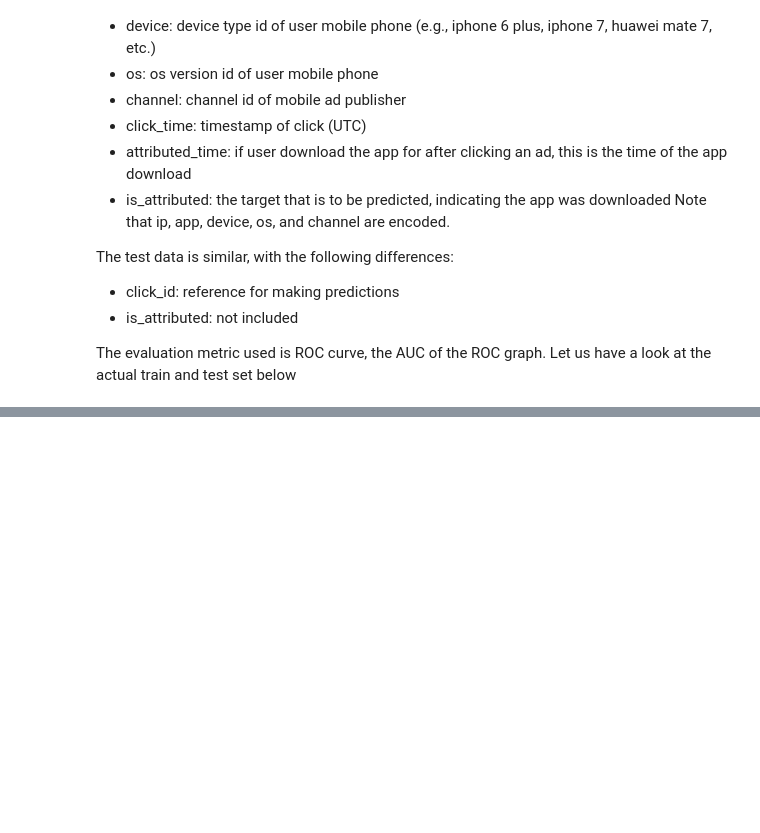
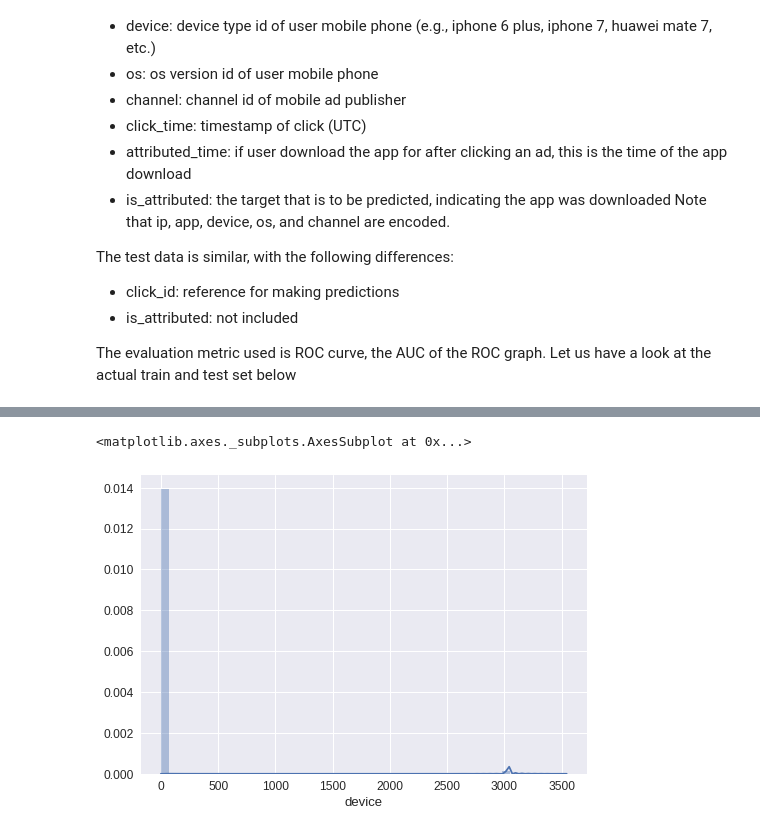
Before and after one commit to Nick7hill/kaggle, a Jupyter notebook: talkingdata_adtracking_fraud_detection/adtracking.ipynb, the cells around one changed output, grey strips where cells are left out. Cells and saved outputs as stored; diff of their text form; code cells hidden in the pictures; blank space fills up the shorter version.

```diff
--- a/talkingdata_adtracking_fraud_detection/adtracking.ipynb
+++ b/talkingdata_adtracking_fraud_detection/adtracking.ipynb
@@ -66,0 +106,5 @@ test.head()
+# %%
+sns.distplot(train_df['device'])
+# %% [output]
+<matplotlib.axes._subplots.AxesSubplot at 0x...>
+[figure, added]
```
Also changed, not shown: parts of 13 cells of this notebook.
